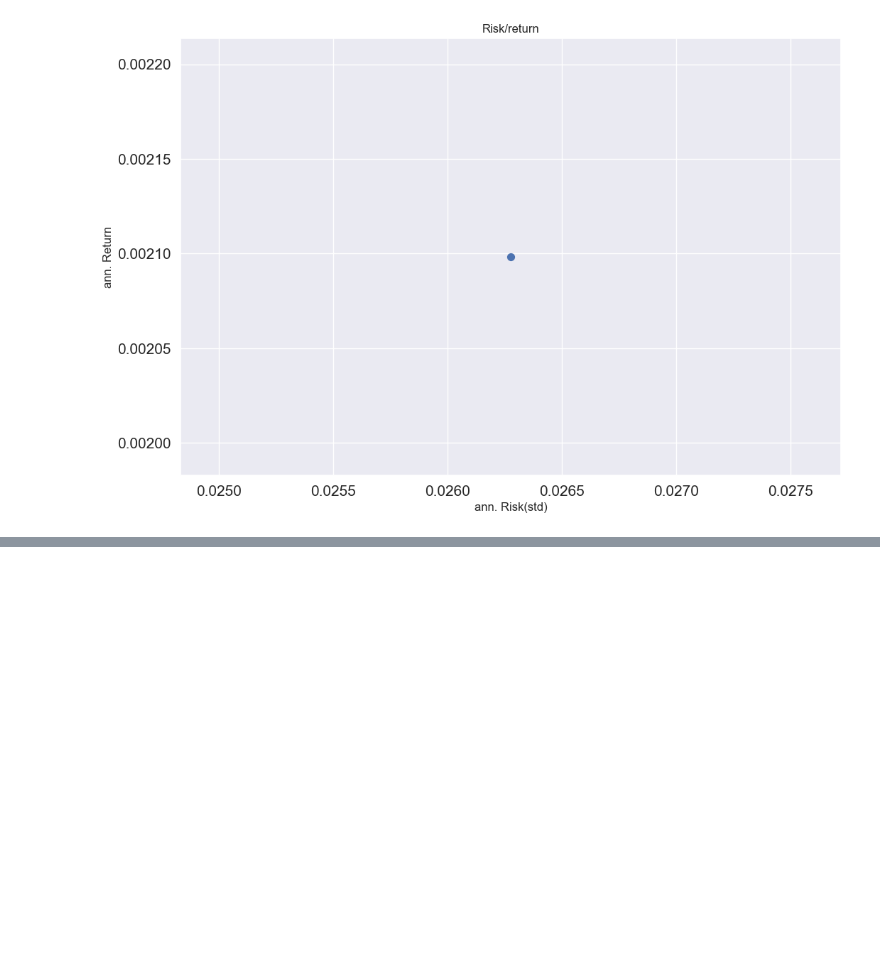
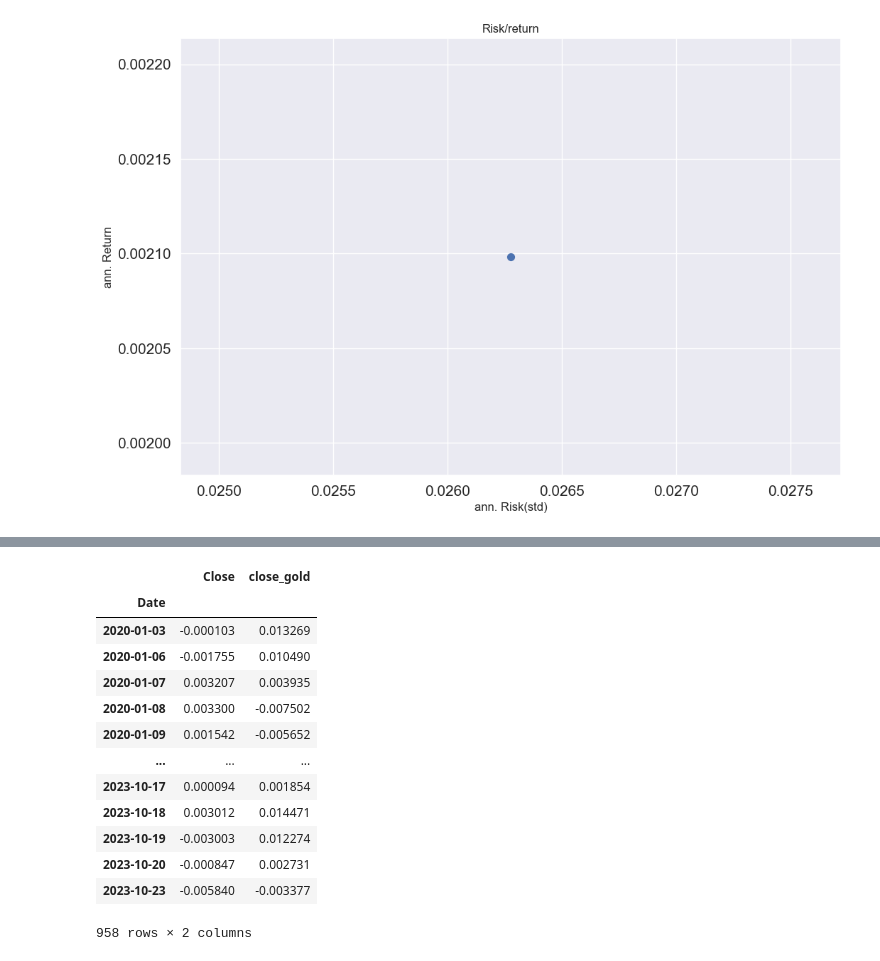
Before and after one commit to DheyaAlqaderi/TechnicalAnalysis-Gold-ML, a Jupyter notebook: Yahoo Finance practice/gold_with_usdt/Gold_Analysis.ipynb, the cells around one changed output, grey strips where cells are left out. Cells and saved outputs as stored; diff of their text form; code cells hidden in the pictures; blank space fills up the shorter version.

```diff
--- a/Yahoo Finance practice/gold_with_usdt/Gold_Analysis.ipynb
+++ b/Yahoo Finance practice/gold_with_usdt/Gold_Analysis.ipynb
@@ -283,0 +339,17 @@ Text(0.5, 1.0, 'Risk/return')
+# %%
+ret
+# %% [output]
+|  | Close | close_gold |
+| Date |  |  |
+| 2020-01-03 | -0.000103 | 0.013269 |
+| 2020-01-06 | -0.001755 | 0.010490 |
+| 2020-01-07 | 0.003207 | 0.003935 |
+| 2020-01-08 | 0.003300 | -0.007502 |
+| 2020-01-09 | 0.001542 | -0.005652 |
+| ... | ... | ... |
+| 2023-10-17 | 0.000094 | 0.001854 |
+| 2023-10-18 | 0.003012 | 0.014471 |
+| 2023-10-19 | -0.003003 | 0.012274 |
+| 2023-10-20 | -0.000847 | 0.002731 |
+| 2023-10-23 | -0.005840 | -0.003377 |
+958 rows × 2 columns
```
Also changed, not shown: parts of 13 cells of this notebook.
